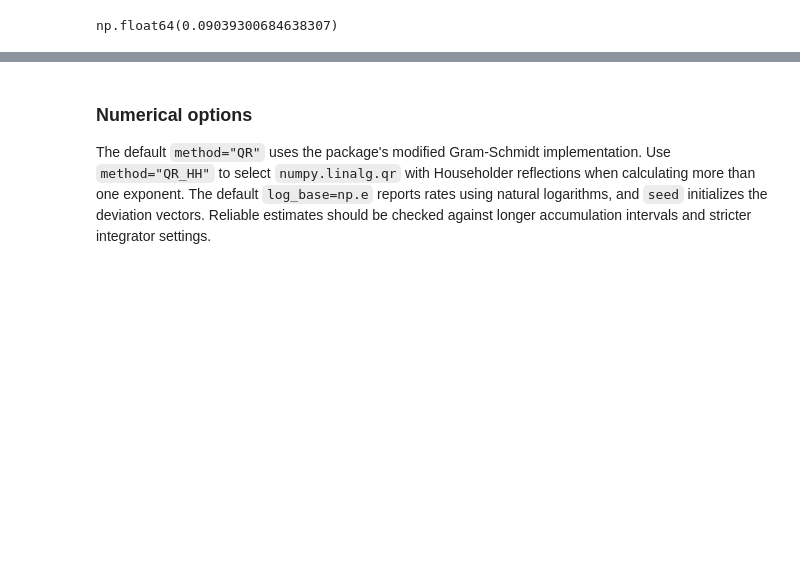
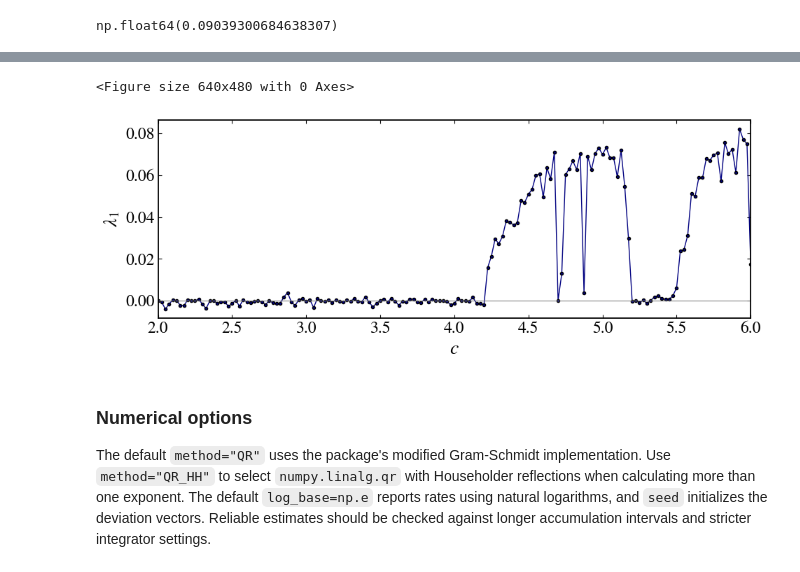
Before and after one commit to mrolims/pynamicalsys, a Jupyter notebook: docs/source/_static/continuous_dynamical_system_tutorial.ipynb, the cells around one changed output, grey strips where cells are left out. Drawn from its saved outputs; the diff is of its cells as text; code cells hidden in the pictures; blank space fills up the shorter version.

Commit message:
docs: add parameter continuation example for return_last_state

```diff
--- a/docs/source/_static/continuous_dynamical_system_tutorial.ipynb
+++ b/docs/source/_static/continuous_dynamical_system_tutorial.ipynb
@@ -514,3 +520,42 @@ np.float64(0.09039300684638307)
+# %%
+continuation_system = cds(model="rossler system")
+continuation_system.integrator("rk45", atol=1e-10, rtol=1e-8)
+
+c_values = np.linspace(2.0, 6.0, 161)
+largest_exponents = np.empty_like(c_values)
+
+state = [0.1, 0.1, 0.1]
+for index, c in enumerate(c_values):
+    if index == 0:
+        transient, accumulation = 1_000.0, 1_000.0
+    else:
+        transient, accumulation = 100.0, 1_000.0
+    largest_exponents[index], state = continuation_system.lyapunov(
+        state,
+        transient + accumulation,
+        parameters=[0.2, 0.2, c],
+        transient_time=transient,
+        num_exponents=1,
+        return_last_state=True,
+    )
+# %%
+ps = PlotStyler()
+ps.apply_style()
+fig, ax = plt.subplots(figsize=(10, 4))
+ax.plot(c_values, largest_exponents, "o-", color="navy", markersize=3)
+ax.axhline(0.0, color="gray", linewidth=0.8)
+ax.set_xlabel("$c$")
+ax.set_ylabel(r"$\lambda_1$")
+ax.set_xlim(c_values[0], c_values[-1])
+fig.tight_layout()
+plt.savefig(
+    f"{path_figures}/continuous_rossler_lyapunov_continuation.png",
+    dpi=400,
+    bbox_inches="tight",
+)
+# %% [output]
+<Figure size 640x480 with 0 Axes>
+[figure, added]
 # %% [markdown]
 ### Numerical options
 
```
Also changed, not shown: parts of 2 cells of this notebook, 3 other files.
